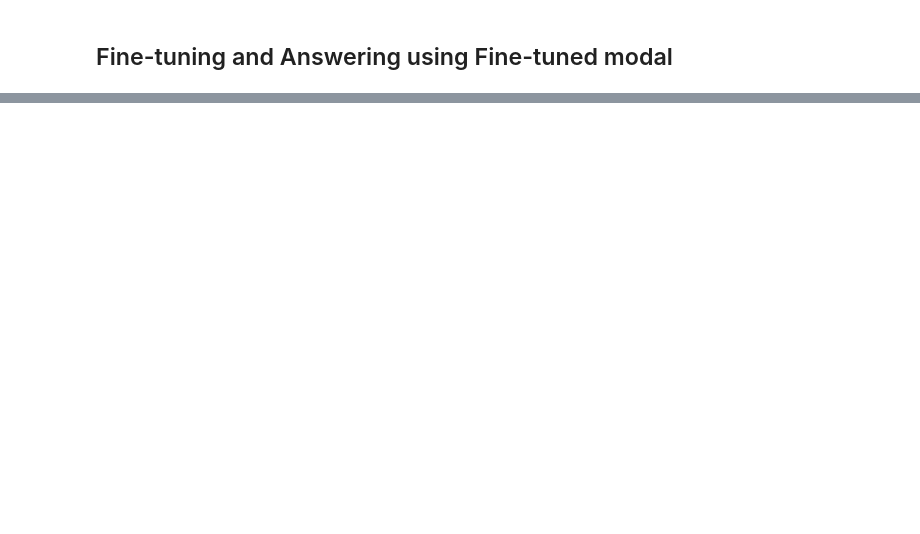
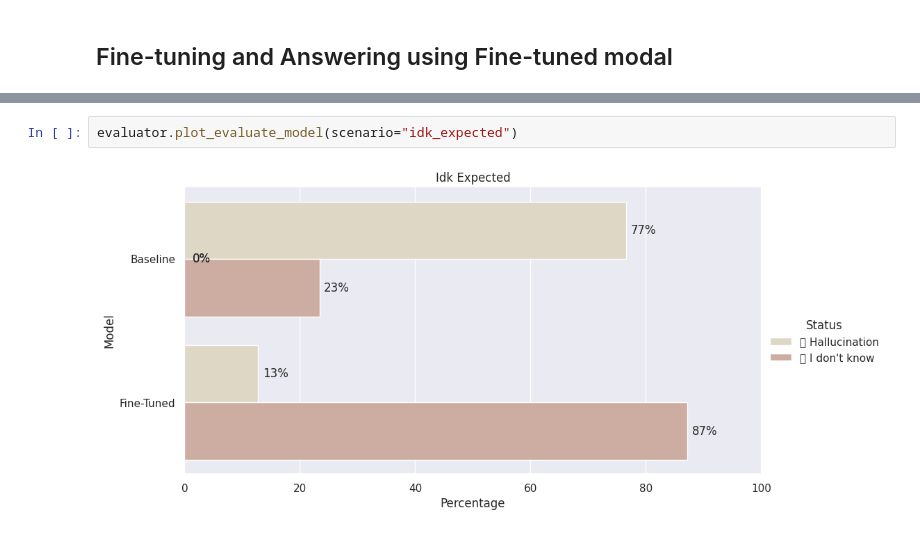
Before and after one commit to MatthewHsu1/RAGsystemOpenAI, a Jupyter notebook: Open_AI_RAG.ipynb, the cells around one changed output, grey strips where cells are left out. Drawn from its saved outputs; the diff is of its cells as text; blank space fills up the shorter version.

```diff
--- a/Open_AI_RAG.ipynb
+++ b/Open_AI_RAG.ipynb
@@ -429,0 +666,4 @@ df.head()
+# %%
+evaluator.plot_evaluate_model(scenario="idk_expected")
+# %% [output]
+[figure, added]
```
Also changed, not shown: parts of 26 cells of this notebook.
